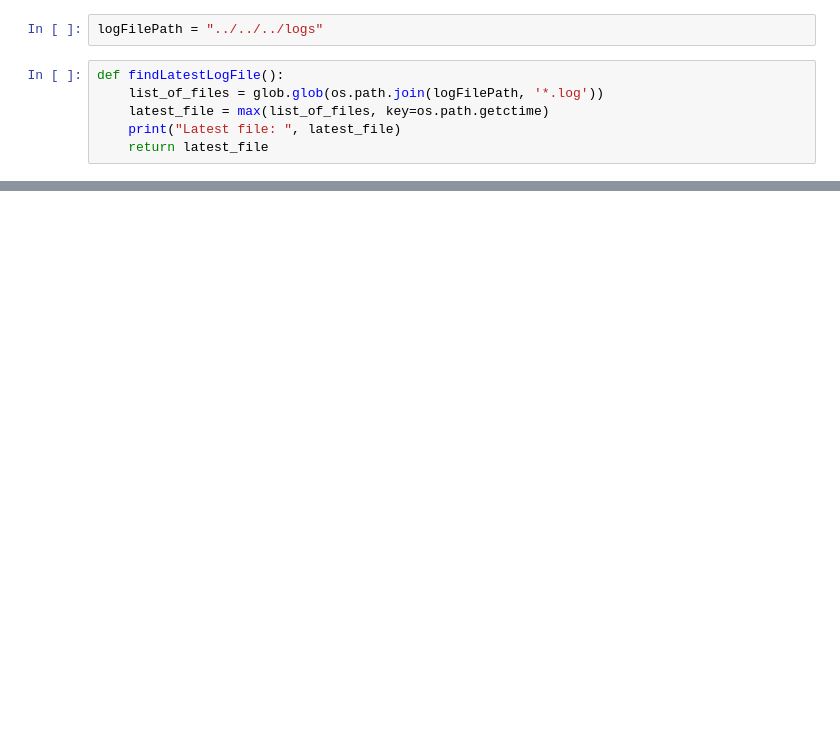
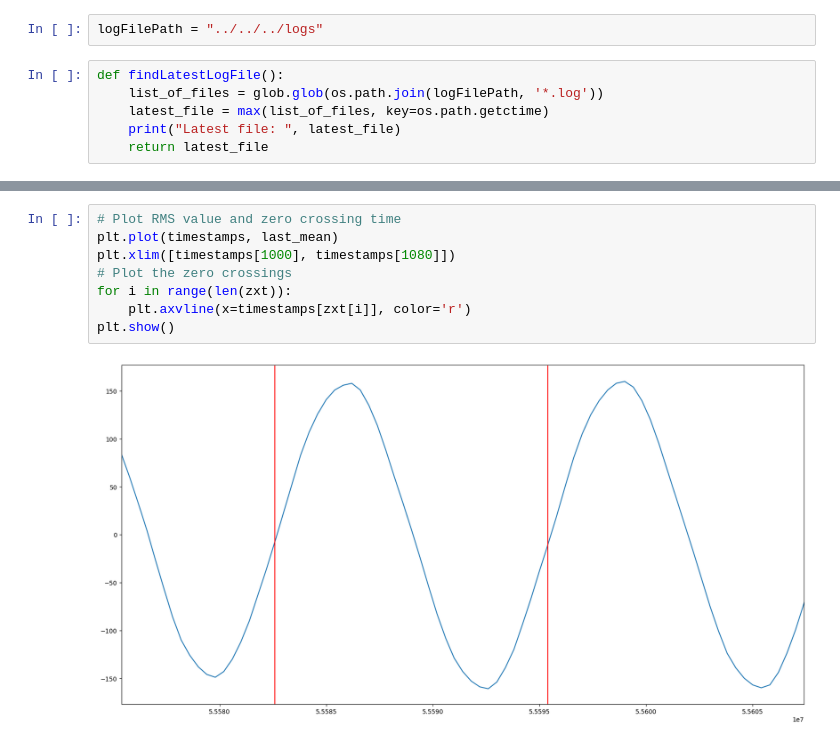
Before and after one commit to robdobsn/ScaderESP32, a Jupyter notebook: evaluations/energymonitortests/calcpower/calcpower.ipynb, the cells around one changed output, grey strips where cells are left out. Saved outputs shown, nothing was run; the diff lists cells and outputs as text; blank space fills up the shorter version.

```diff
--- a/evaluations/energymonitortests/calcpower/calcpower.ipynb
+++ b/evaluations/energymonitortests/calcpower/calcpower.ipynb
@@ -77,0 +130,10 @@ Read 207686 samples
+# %%
+# Plot RMS value and zero crossing time
+plt.plot(timestamps, last_mean)
+plt.xlim([timestamps[1000], timestamps[1080]])
+# Plot the zero crossings
+for i in range(len(zxt)):
+    plt.axvline(x=timestamps[zxt[i]], color='r')
+plt.show()
+# %% [output]
+[figure, added]
```
Also changed, not shown: parts of 9 cells of this notebook, 6 other files.
